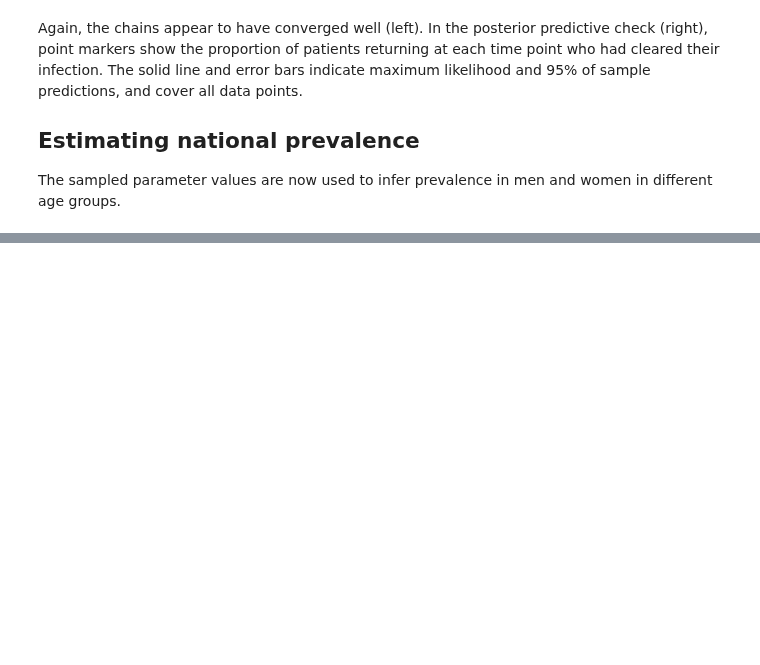
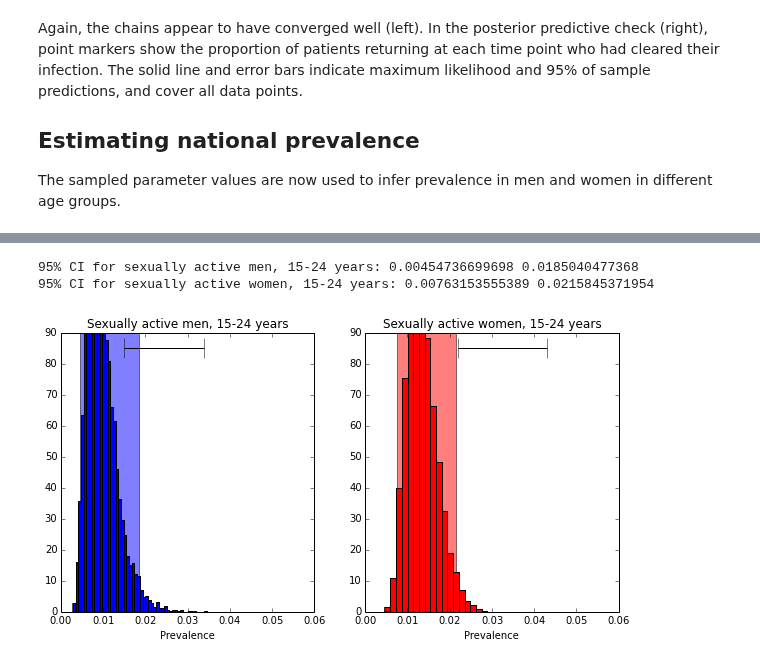
Before and after one commit to joanna-lewis/ct_surveillance, a Jupyter notebook: england.ipynb, the cells around one changed output, grey strips where cells are left out. Saved outputs shown, nothing was run; the diff lists cells and outputs as text; code cells hidden in the pictures; blank space fills up the shorter version.

```diff
--- a/england.ipynb
+++ b/england.ipynb
@@ -561,0 +1006,28 @@ for i in xrange(n_sample):
+# %%
+fig = plt.figure(figsize = (10,5))
+
+ax1 = fig.add_subplot(121)
+h_2012_m_15_24 = ax1.hist(prev_m, bins=50, normed=true, color='b')
+ax1.fill_betweenx([0,100], percentile(prev_m, 2.5), percentile(prev_m, 97.5), facecolor='b', alpha=0.5)
+ax1.errorbar(0.015, 85, xerr=[[0],[0.034-0.015]], ecolor='k', capsize=10)
+ax1.set_xlabel('Prevalence')
+ax1.set_xlim(0,0.06)
+ax1.set_ylim(0,90)
+ax1.set_title('Sexually active men, 15-24 years')
+
+print '95% CI for sexually active men, 15-24 years:', percentile(prev_m, 2.5), percentile(prev_m, 97.5)
+
+ax2 = fig.add_subplot(122)
+h_2012_f_15_24 = ax2.hist(prev_f, range=[min(prev_f),max(prev_f)], bins=20, normed=true, color='r')
+ax2.fill_betweenx([0,100], percentile(prev_f, 2.5), percentile(prev_f, 97.5), facecolor='r', alpha=0.5)
+ax2.errorbar(0.022, 85, xerr=[[0],[0.043-0.022]], ecolor='k', capsize=10)
+ax2.set_xlabel('Prevalence')
+ax2.set_xlim(0,0.06)
+ax2.set_ylim(0,90)
+ax2.set_title('Sexually active women, 15-24 years')
+
+print '95% CI for sexually active women, 15-24 years:', percentile(prev_f, 2.5), percentile(prev_f, 97.5)
+# %% [output]
+95% CI for sexually active men, 15-24 years: 0.00454736699698 0.0185040477368
+95% CI for sexually active women, 15-24 years: 0.00763153555389 0.0215845371954
+[figure, added]
```
Also changed, not shown: parts of 41 cells of this notebook, 16 other files.
